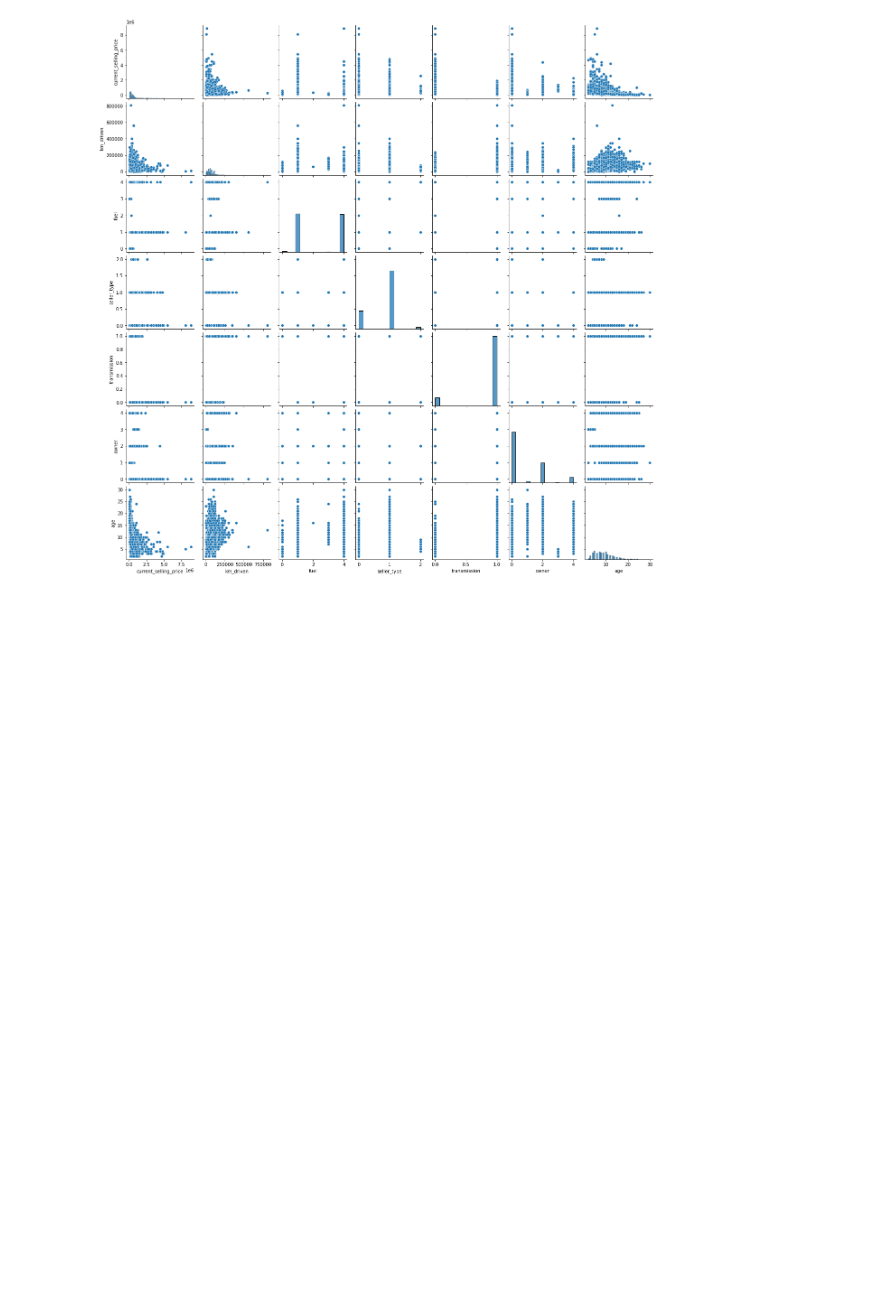
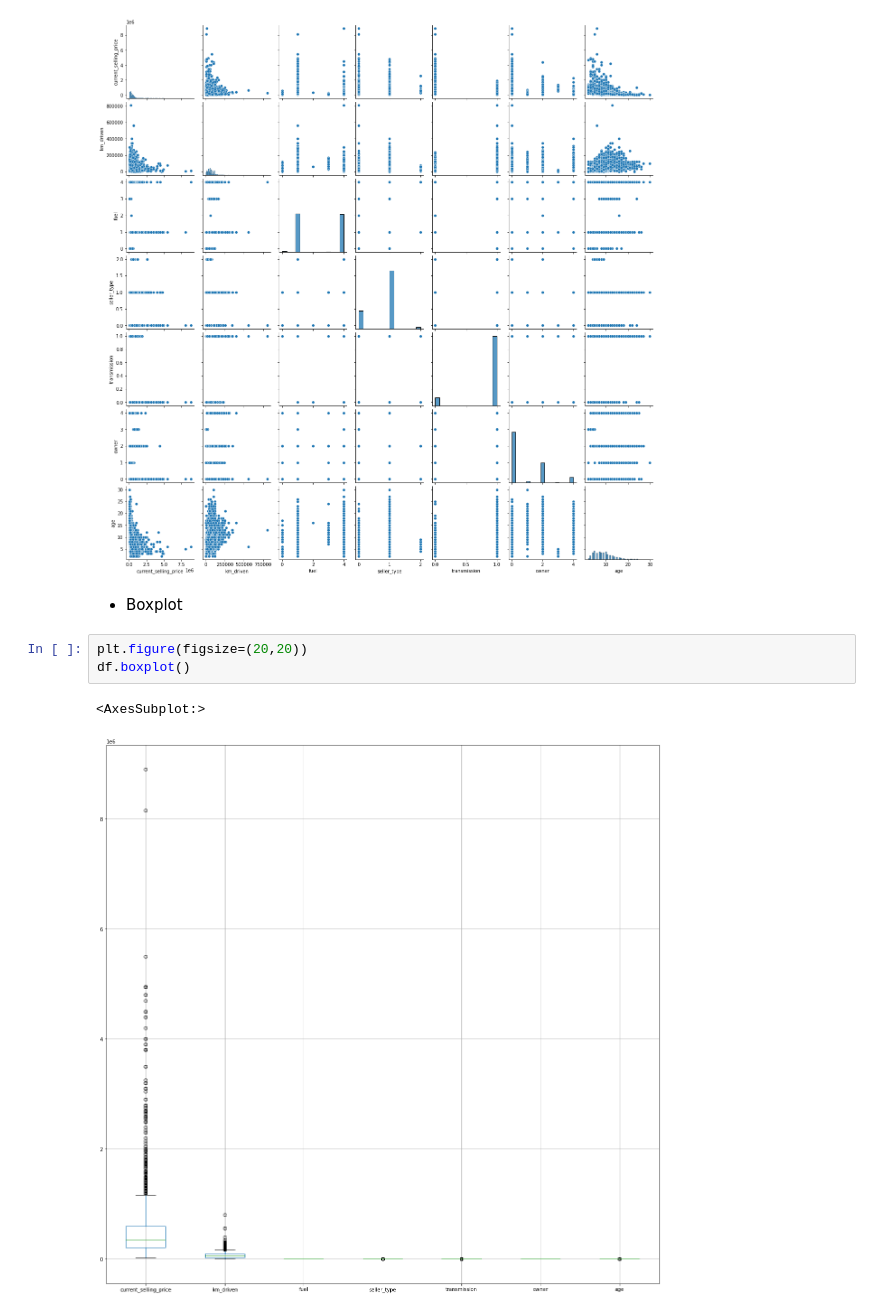
Before and after one commit to Naveen-Karanamu/Used-Cars-Price-Prediction, a Jupyter notebook: main.ipynb, the cells around one changed output. Drawn from its saved outputs; the diff is of its cells as text; blank space fills up the shorter version.

Commit message:
Plotted: Boxplot

```diff
--- a/main.ipynb
+++ b/main.ipynb
@@ -305,3 +305,11 @@ sns.pairplot(df)
 <seaborn.axisgrid.PairGrid at 0x...>
 <Figure size 3600x3600 with 0 Axes>
 [figure]
+# %% [markdown]
+* Boxplot
+# %%
+plt.figure(figsize=(20,20))
+df.boxplot()
+# %% [output]
+<AxesSubplot:>
+[figure, added]
```
